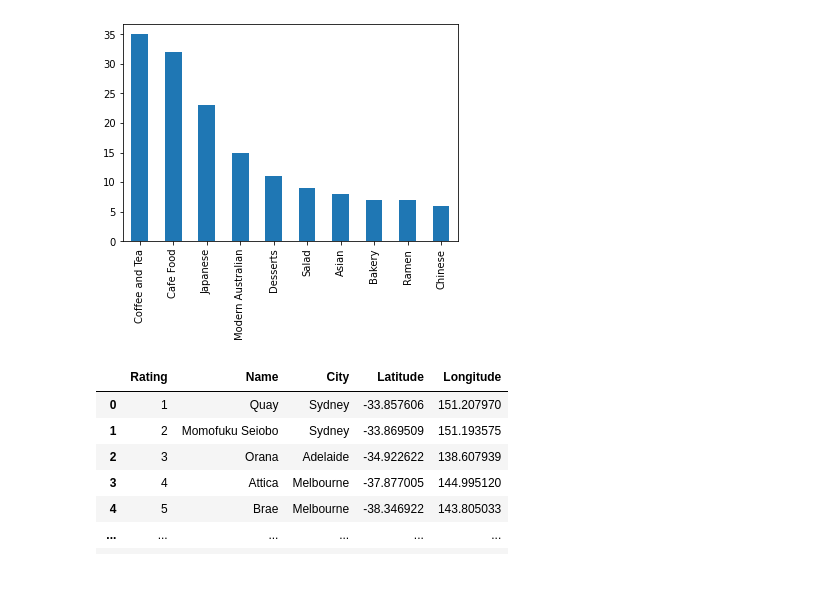
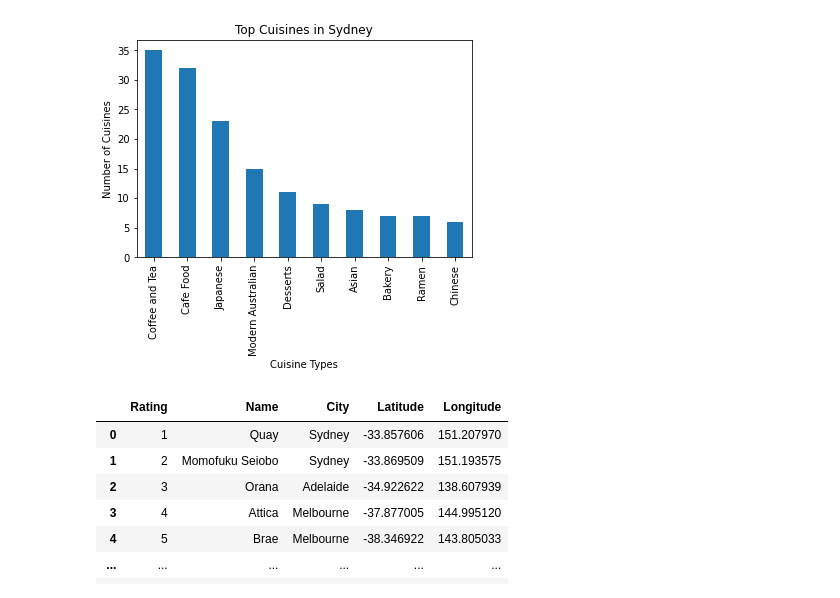
Before and after one commit to bradsmith87/project-week-1, a Jupyter notebook: DataFrames_with_Plots.ipynb, the cells around one changed output. Saved outputs shown, nothing was run; the diff lists cells and outputs as text; code cells hidden in the pictures.

```diff
--- a/DataFrames_with_Plots.ipynb
+++ b/DataFrames_with_Plots.ipynb
@@ -393,11 +439,16 @@ Name: Cuisine, dtype: int64
 # %%
 #Plot Top 10 Cuisines in Sydney
 top_10_S_cuisines.plot(kind='bar')
 
+
+plt.title('Top Cuisines in Sydney')
+plt.xlabel('Cuisine Types')
+plt.ylabel('Number of Cuisines')
+
 #Save as PNG
 plt.savefig("Images/Top10CuisinesSydney.png")
 # %% [output]
-[figure, old version]
+[figure, new version]
 # %%
 #Get Zomato Restaurant CSV file
 multi_city = "Multi_Restaurant_Data.csv"
```
Also changed, not shown: parts of 25 cells of this notebook, 10 other files.
